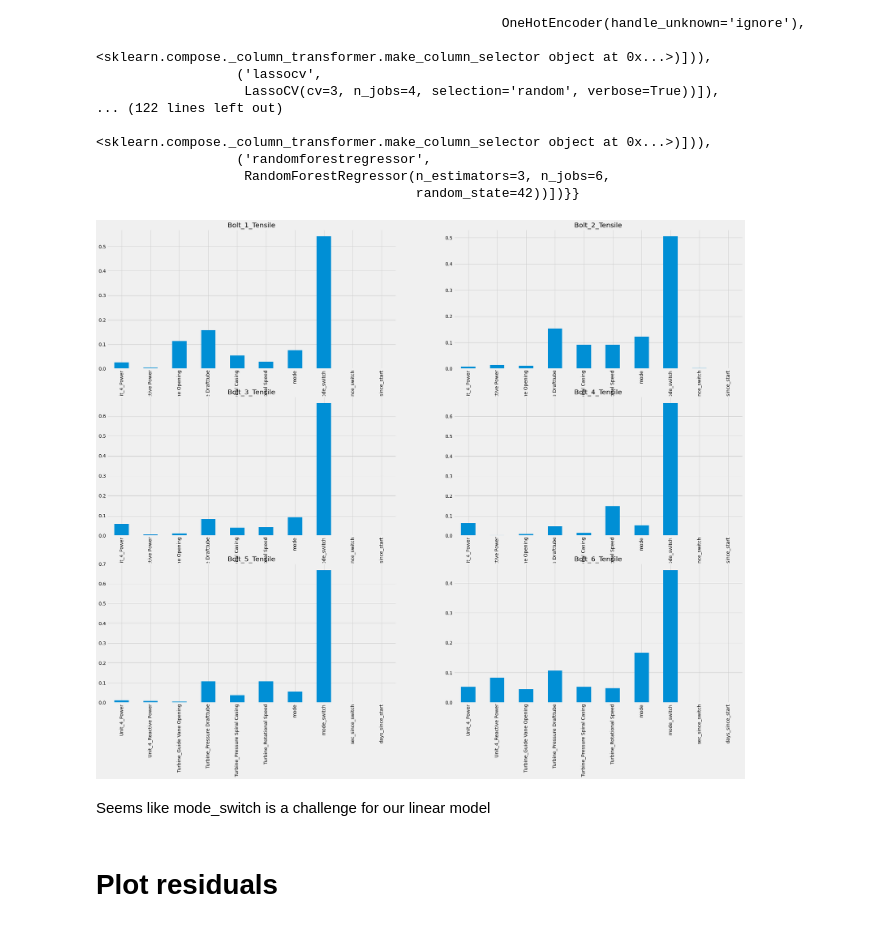
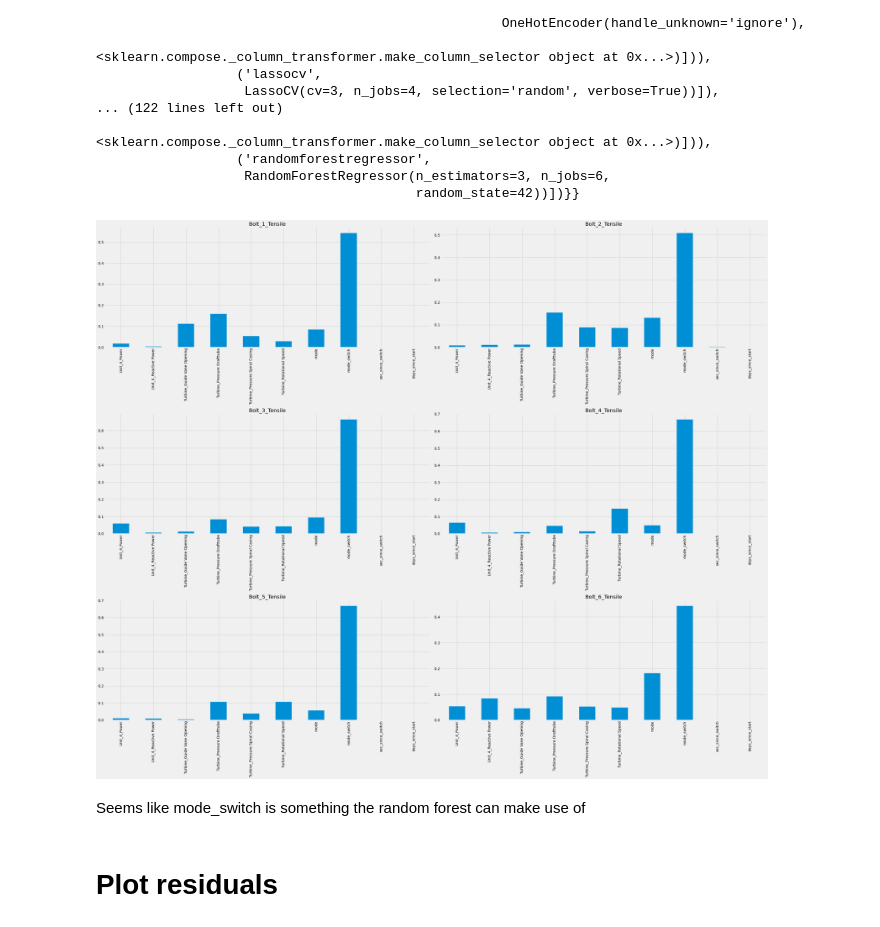
Before and after one commit to thomasht86/krafthack2022, a Jupyter notebook: notebooks/tht-lasso.ipynb, the cells around one changed output. Cells and saved outputs as stored; diff of their text form; code cells hidden in the pictures.

```diff
--- a/notebooks/tht-lasso.ipynb
+++ b/notebooks/tht-lasso.ipynb
@@ -500,23 +502,24 @@ models
 # %%
 nrow= 3
 ncol=2
 
 # make a list of all dataframes
-fig, axes = plt.subplots(nrow, ncol, figsize=(30,24))
+fig, axes = plt.subplots(nrow, ncol, figsize=(36,30))
 
 # plot counter
 count=1
 for r in range(nrow):
     for c in range(ncol):
         name = "Bolt_"+str(count)+"_Tensile"
         model = models[name]["rf"].steps[-1][1]
         imps = pd.Series(model.feature_importances_, index=df_X_val.columns)
         imps.plot(kind="bar", ax=axes[r,c], title=name)
         count+=1
+plt.tight_layout()
 # %% [output]
-[figure, old version]
+[figure, new version]
 # %% [markdown]
-Seems like mode_switch is a challenge for our linear model
+Seems like mode_switch is something the random forest can make use of
 # %% [markdown]
 # Plot residuals
 # %% [markdown]
```
Also changed, not shown: parts of 14 cells of this notebook.
